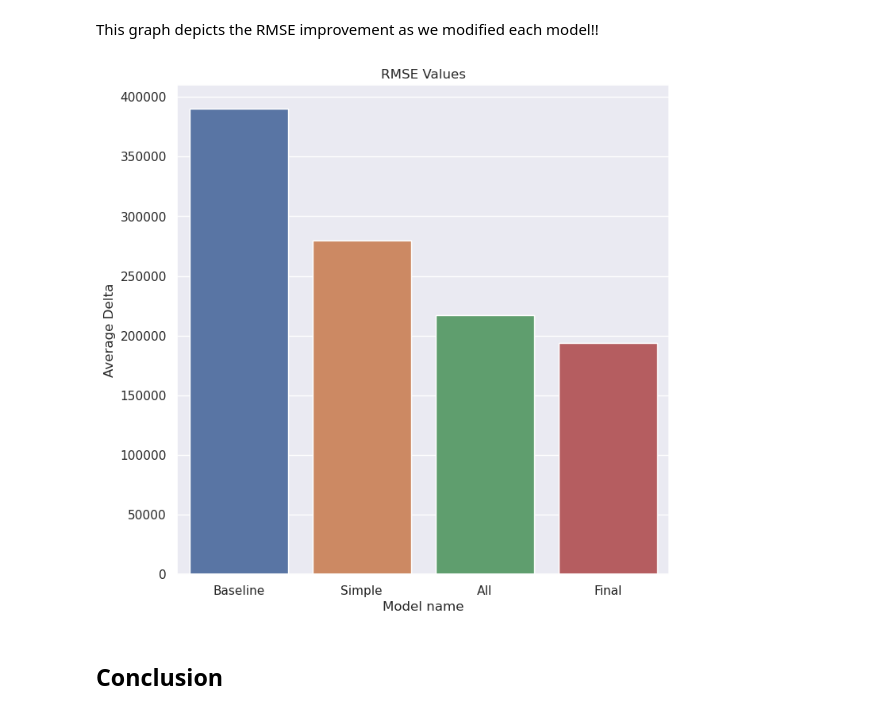
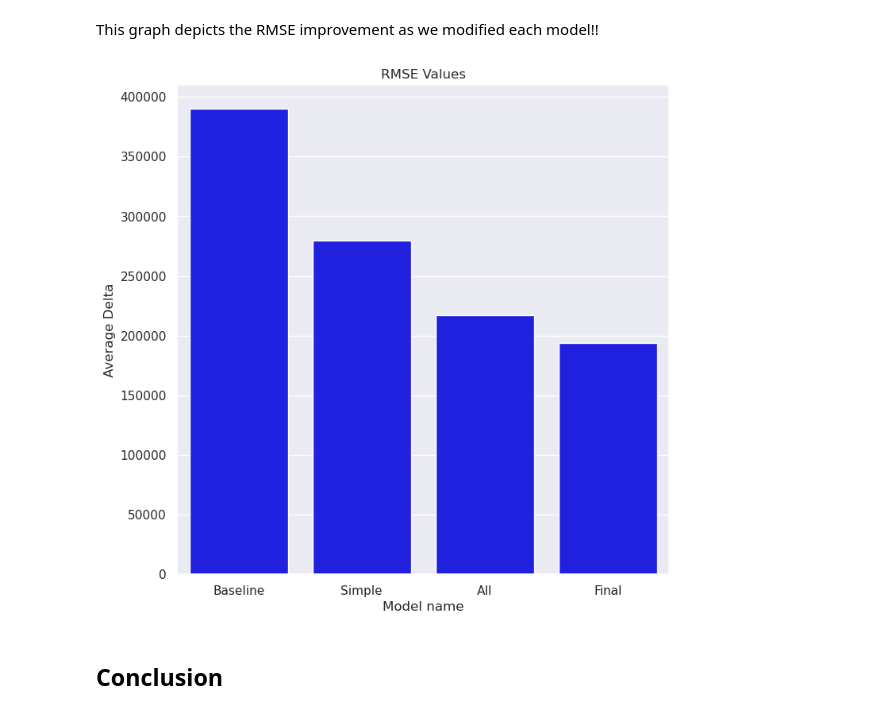
Before and after one commit to JosephMwaniki/KING-COUNTY-HOUSING-PROJECT, a Jupyter notebook: Notebook.ipynb, the cells around one changed output. Cells and saved outputs as stored; diff of their text form; code cells hidden in the pictures.

```diff
--- a/Notebook.ipynb
+++ b/Notebook.ipynb
@@ -745,17 +767,17 @@ This graph depicts the RMSE improvement as we modified each model!!
 # %%
 RMSE_values = [390395, 279487, 217267, 194053]
 baseline_names =['Baseline', 'Simple', 'All', 'Final']
 
 
 plt.bar(baseline_names, height=RMSE_values)
 plt.title('RMSE Values')
 plt.xlabel('Model name')
 plt.ylabel('Average Delta')
 
 sns.set(rc = {'figure.figsize':(8,8)})
-sns.barplot(x=baseline_names, y=RMSE_values).set(title='RMSE Values', xlabel='Model name', ylabel='Average Delta');
+sns.barplot(x=baseline_names, y=RMSE_values, color = 'blue').set(title='RMSE Values', xlabel='Model name', ylabel='Average Delta');
 # %% [output]
-[figure, old version]
+[figure, new version]
 # %% [markdown]
 ## Conclusion
 # %% [markdown]
```
Also changed, not shown: parts of 21 cells of this notebook.
